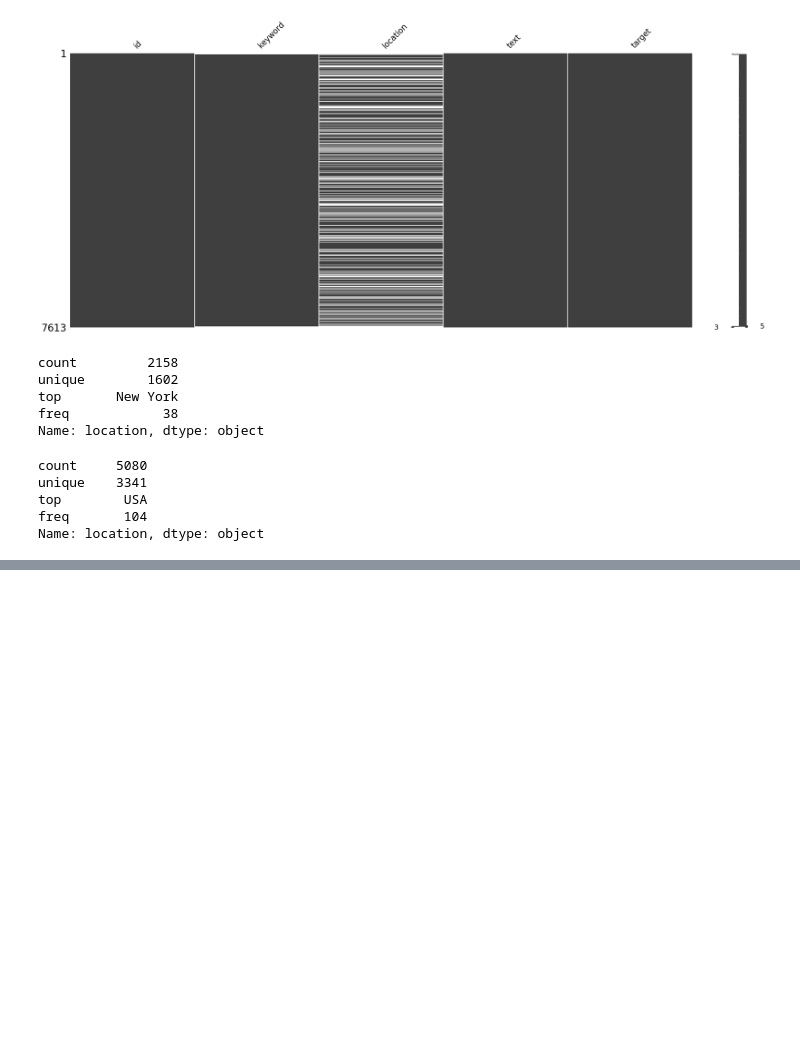
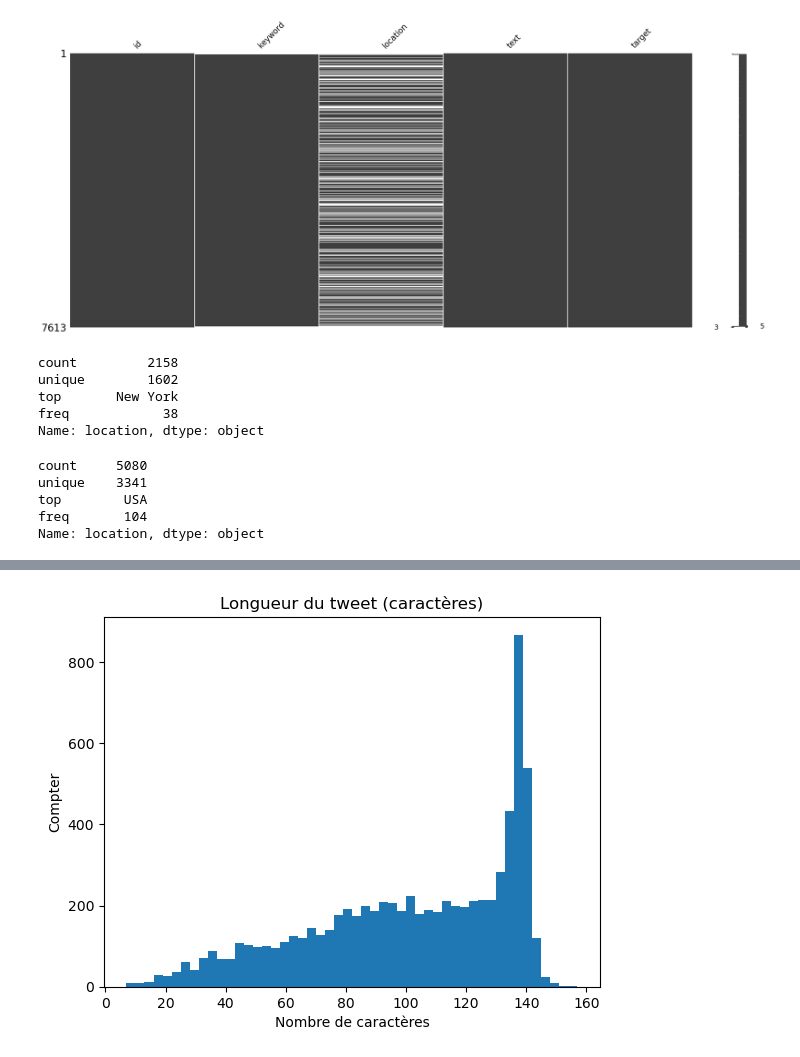
Before and after one commit to roux-michon-stehane/Eye-of-the-Emergency-projet-, a Jupyter notebook: Eye_of_the_Emergency_Notebook .ipynb, the cells around one changed output, grey strips where cells are left out. Drawn from its saved outputs; the diff is of its cells as text; code cells hidden in the pictures; blank space fills up the shorter version.

```diff
--- a/Eye_of_the_Emergency_Notebook .ipynb
+++ b/Eye_of_the_Emergency_Notebook .ipynb
@@ -247,0 +345,10 @@ Expected end of text, found '$'  (at char 69), (line:1, col:70)
+# %%
+df_train['tweet_length_chars'] = df_train['text'].apply(len)
+df_train['tweet_length_words'] = df_train['text'].apply(lambda x: len(word_tokenize(x)))
+plt.hist(df_train['tweet_length_chars'], bins=50)
+plt.title('Longueur du tweet (caractères)')
+plt.xlabel('Nombre de caractères')
+plt.ylabel('Compter')
+plt.show()
+# %% [output]
+[figure, added]
```
Also changed, not shown: parts of 32 cells of this notebook.
